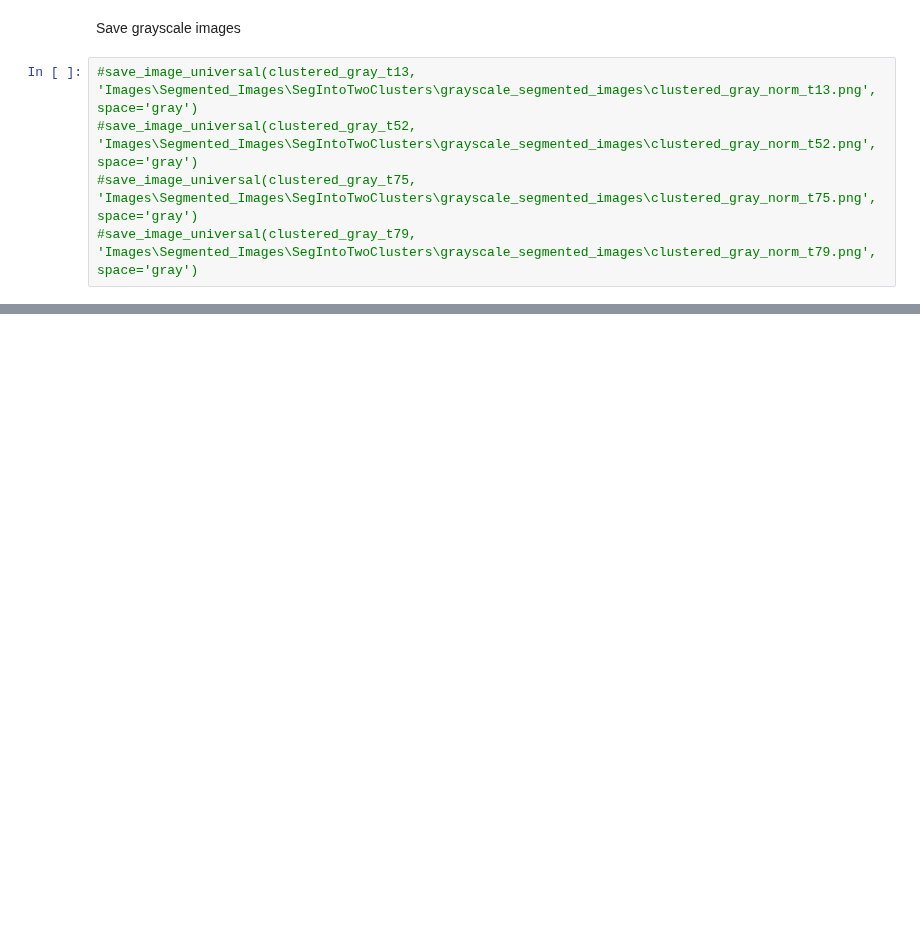
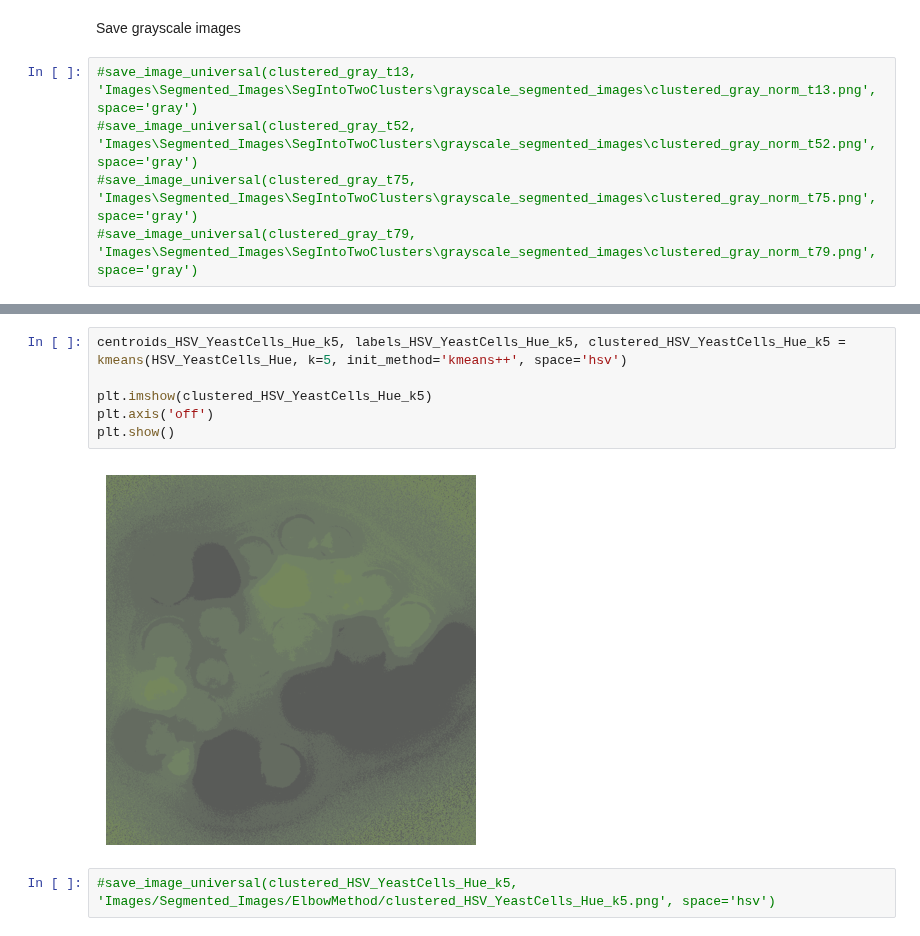
Before and after one commit to BiomedicalImageAnalysis2025/topic01_team04, a Jupyter notebook: Code/FinalKMeans.ipynb, the cells around one changed output, grey strips where cells are left out. Cells and saved outputs as stored; diff of their text form; blank space fills up the shorter version.

```diff
--- a/Code/FinalKMeans.ipynb
+++ b/Code/FinalKMeans.ipynb
@@ -95,0 +148,10 @@ Save grayscale images
+# %%
+centroids_HSV_YeastCells_Hue_k5, labels_HSV_YeastCells_Hue_k5, clustered_HSV_YeastCells_Hue_k5 = kmeans(HSV_YeastCells_Hue, k=5, init_method='kmeans++', space='hsv')
+
+plt.imshow(clustered_HSV_YeastCells_Hue_k5)
+plt.axis('off')
+plt.show()
+# %% [output]
+[figure, added]
+# %%
+#save_image_universal(clustered_HSV_YeastCells_Hue_k5, 'Images/Segmented_Images/ElbowMethod/clustered_HSV_YeastCells_Hue_k5.png', space='hsv')
```
Also changed, not shown: parts of 20 cells of this notebook, 8 other files.
